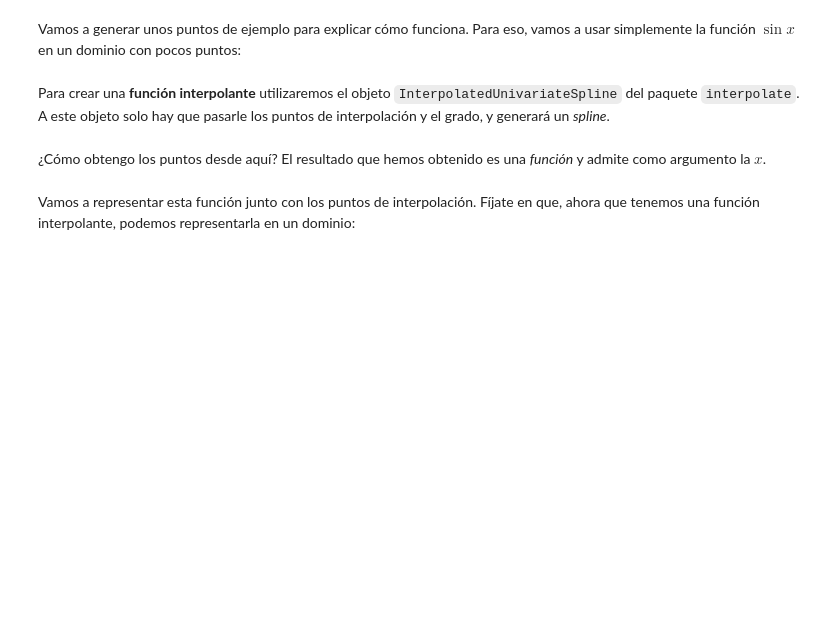
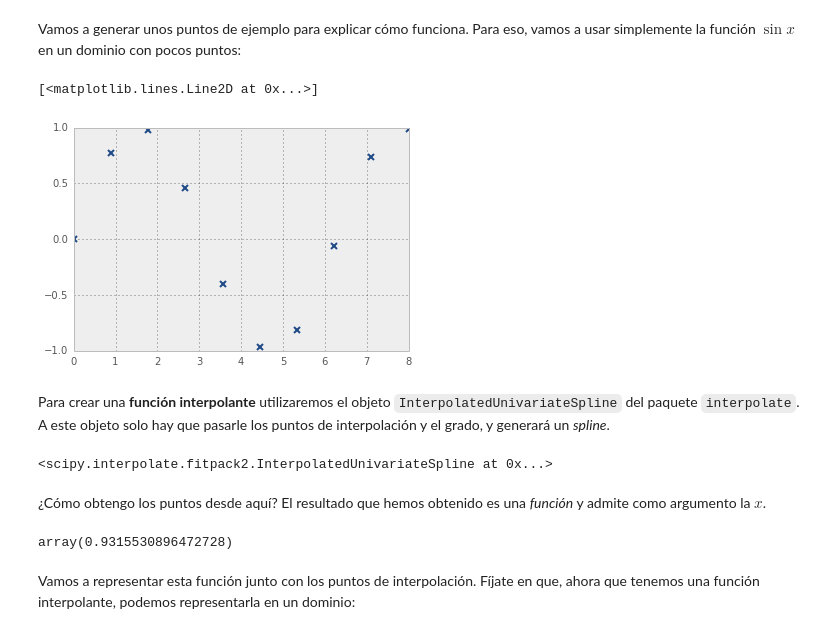
Before and after one commit to AeroPython/Curso_AeroPython, a Jupyter notebook: Notebooks/Clase6a_Interpolacion-ajuste.ipynb, the cells around one changed output. Saved outputs shown, nothing was run; the diff lists cells and outputs as text; code cells hidden in the pictures; blank space fills up the shorter version.

```diff
--- a/Notebooks/Clase6a_Interpolacion-ajuste.ipynb
+++ b/Notebooks/Clase6a_Interpolacion-ajuste.ipynb
@@ -35,8 +64,24 @@ Para interpolar utilizaremos el paquete `interpolate` de SciPy:
 # %% [markdown]
 Vamos a generar unos puntos de ejemplo para explicar cómo funciona. Para eso, vamos a usar simplemente la función $\sin{x}$ en un dominio con pocos puntos:
+# %%
+x_i = np.linspace(0, 8, num=10)
+y_i = np.sin(x_i)
+plt.plot(x_i, y_i, 'x', mew=2)
+# %% [output]
+[<matplotlib.lines.Line2D at 0x...>]
+[figure, added]
 # %% [markdown]
 Para crear una **función interpolante** utilizaremos el objeto `InterpolatedUnivariateSpline` del paquete `interpolate`. A este objeto solo hay que pasarle los puntos de interpolación y el grado, y generará un *spline*.
+# %%
+f_interp = interpolate.InterpolatedUnivariateSpline(x_i, y_i, k=1)
+f_interp
+# %% [output]
+<scipy.interpolate.fitpack2.InterpolatedUnivariateSpline at 0x...>
 # %% [markdown]
 ¿Cómo obtengo los puntos desde aquí? El resultado que hemos obtenido es una *función* y admite como argumento la $x$.
+# %%
+f_interp(np.pi / 2)
+# %% [output]
+array(0.9315530896472728)
 # %% [markdown]
 Vamos a representar esta función junto con los puntos de interpolación. Fíjate en que, ahora que tenemos una función interpolante, podemos representarla en un dominio:
```
Also changed, not shown: parts of 14 cells of this notebook.
